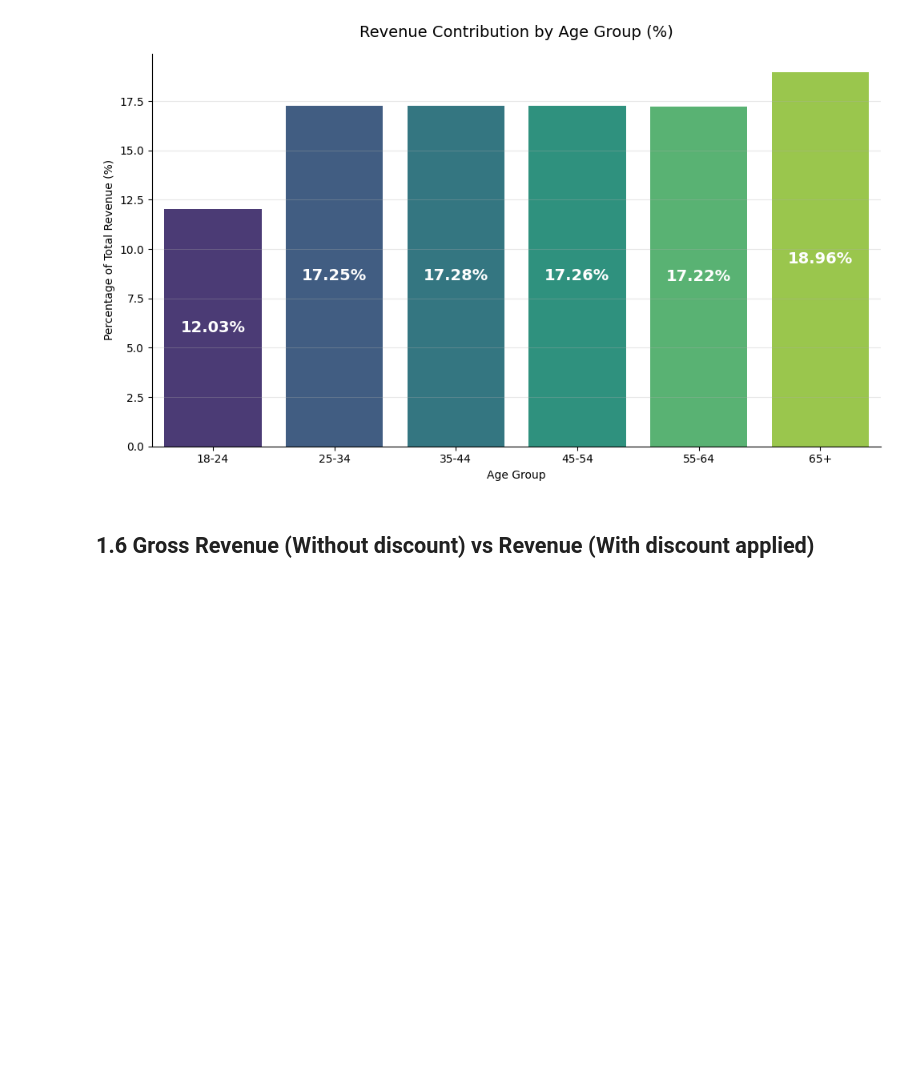
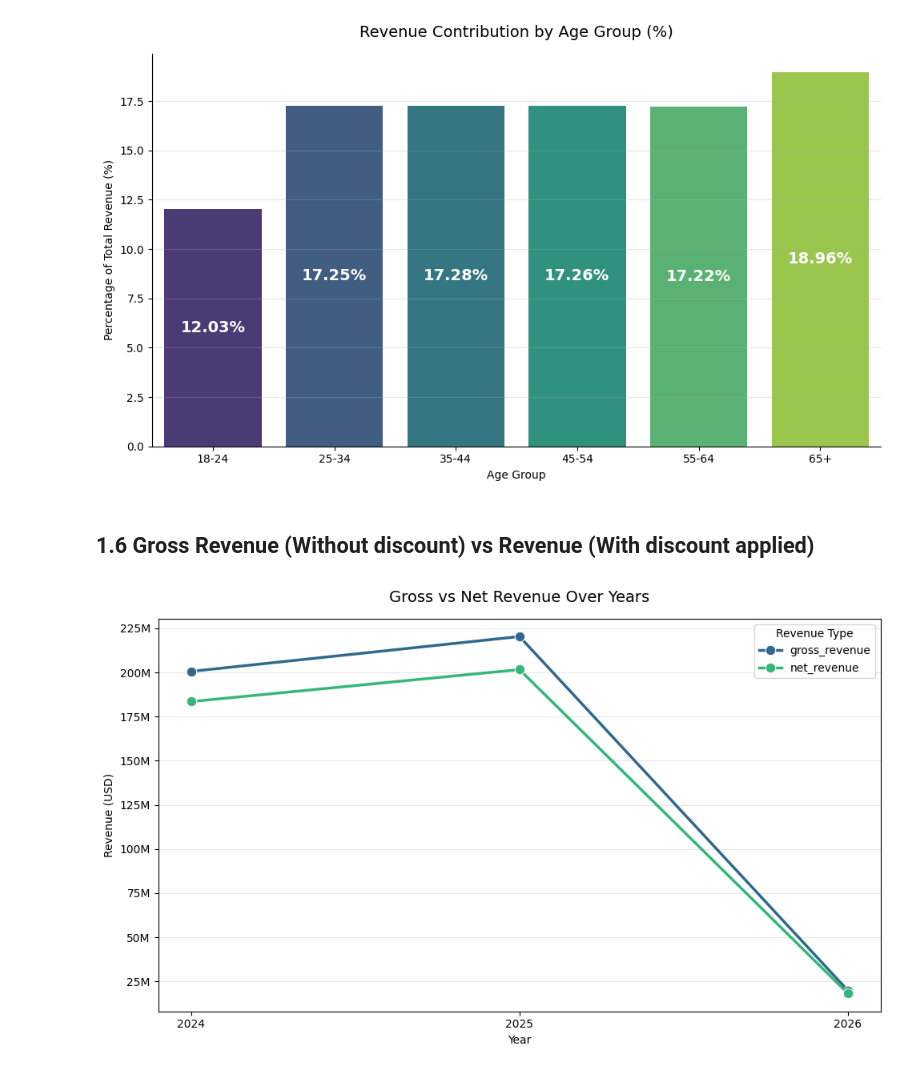
Before and after one commit to judiellegaspina/Ecommerce-EDA-and-Sales-Prediction, a Jupyter notebook: 05_Sales_Analysis.ipynb, the cells around one changed output. Saved outputs shown, nothing was run; the diff lists cells and outputs as text; code cells hidden in the pictures; blank space fills up the shorter version.

Commit message:
Initial analysis for gross revenue vs net_revenue

```diff
--- a/05_Sales_Analysis.ipynb
+++ b/05_Sales_Analysis.ipynb
@@ -633,3 +633,42 @@ plt.show()
 [figure]
 # %% [markdown]
 ## 1.6 Gross Revenue (Without discount) vs Revenue (With discount applied)
+# %%
+# 1.6.1 Gross Revenue vs Net Revenue (Overall Discount Impact)
+
+yearly = sales_df.groupby('order_year').agg(
+    gross_revenue=('gross_revenue_usd', 'sum'),
+    net_revenue=('revenue_usd', 'sum')
+).reset_index()
+
+# Reshape for seaborn
+yearly_melted = yearly.melt(
+    id_vars='order_year',
+    value_vars=['gross_revenue', 'net_revenue'],
+    var_name='revenue_type',
+    value_name='revenue'
+)
+
+plt.figure(figsize=(10, 6))
+ax = sns.lineplot(
+    data=yearly_melted,
+    x='order_year',
+    y='revenue',
+    hue='revenue_type',
+    marker='o',
+    markersize=9,
+    linewidth=2.5,
+    palette='viridis'
+)
+
+plt.title('Gross vs Net Revenue Over Years', fontsize=14, pad=15)
+plt.xlabel('Year')
+plt.ylabel('Revenue (USD)')
+plt.xticks(yearly['order_year'])
+plt.legend(title='Revenue Type')
+plt.gca().yaxis.set_major_formatter(plt.FuncFormatter(lambda x, _: f'{x/1e6:.0f}M'))
+plt.grid(axis='y', alpha=0.3)
+plt.tight_layout()
+plt.show()
+# %% [output]
+[figure, added]
```
Also changed, not shown: parts of 7 cells of this notebook.
